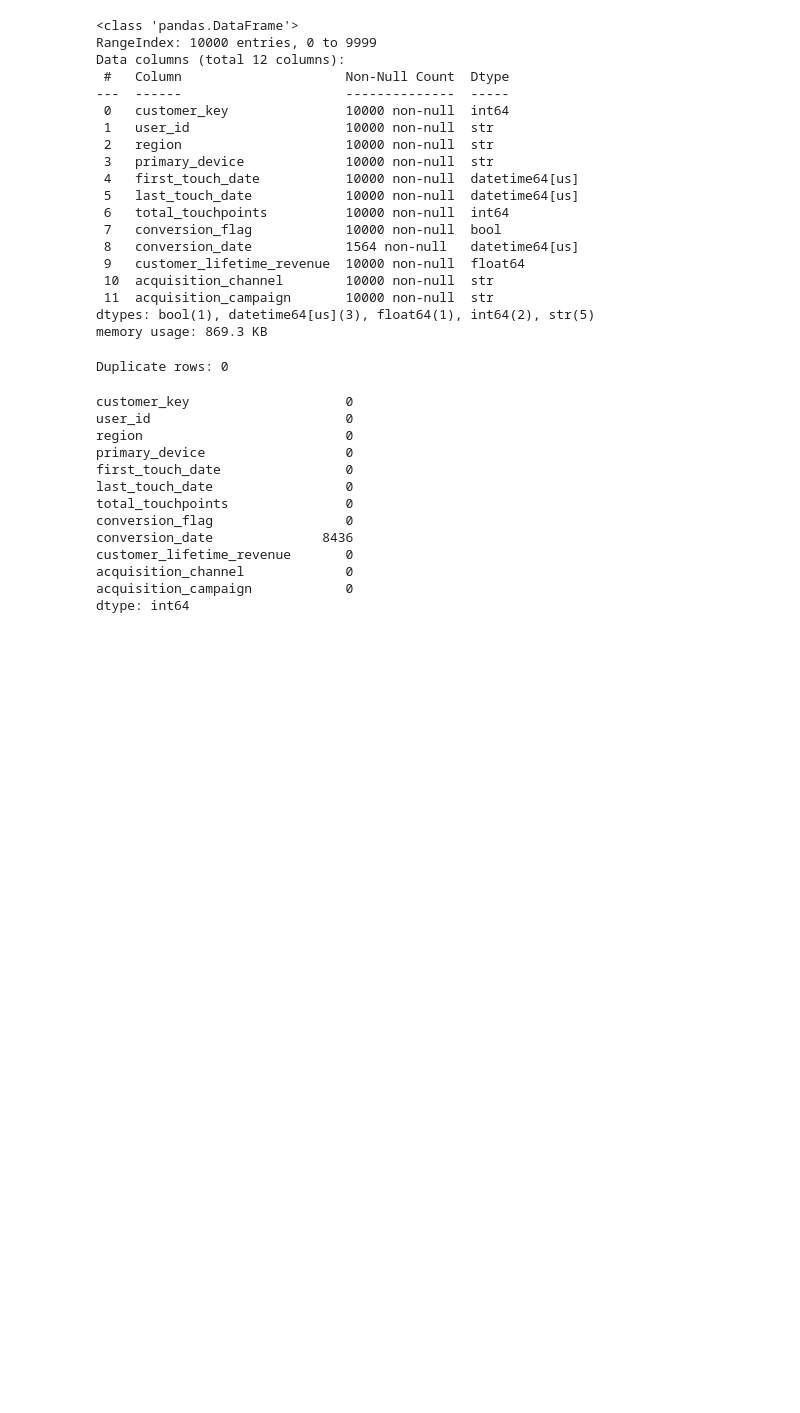
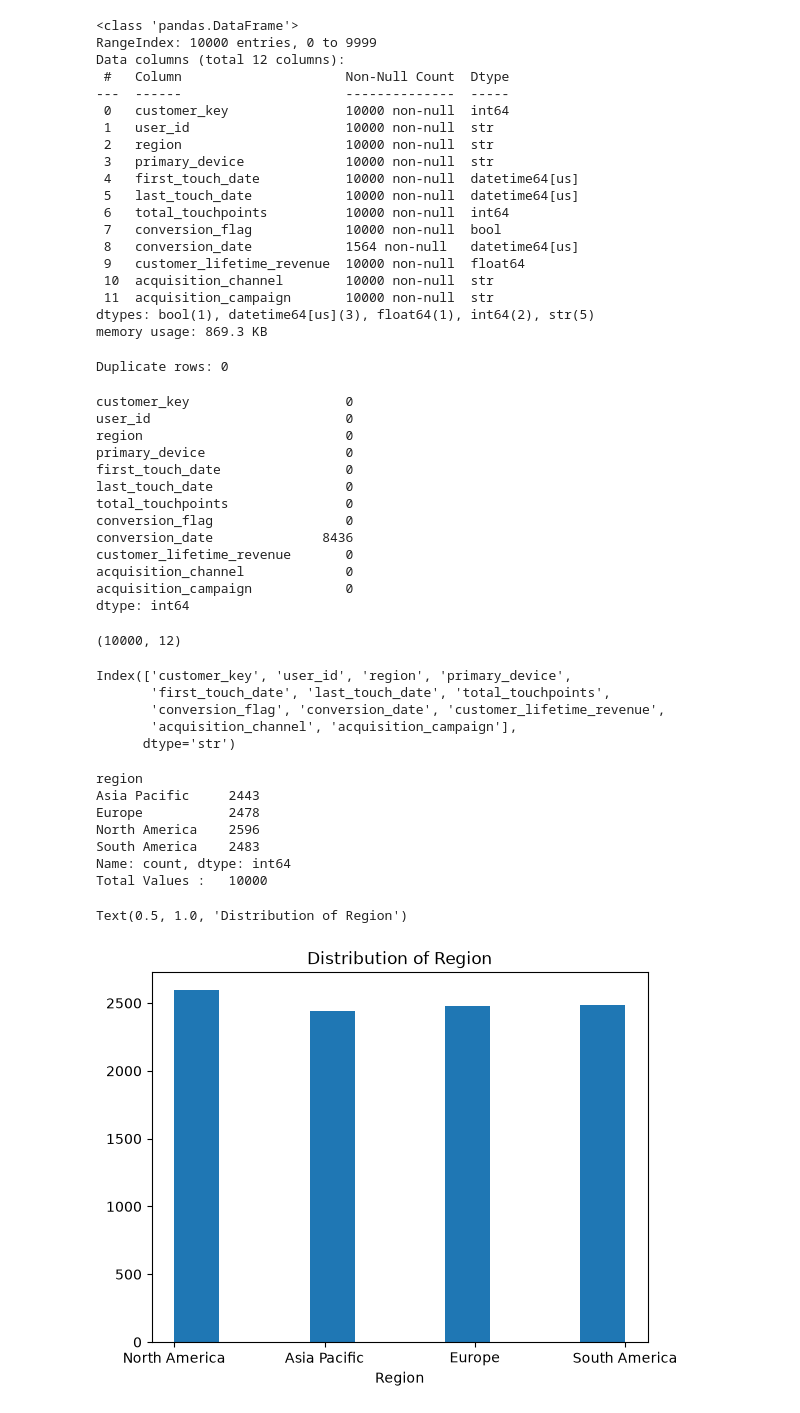
Before and after one commit to MarySabestine/Multi-Touch-Marketing-Attribution-ROI-Dashboard, a Jupyter notebook: Python Notebooks/Transforming-Customer.ipynb, the cells around one changed output. Cells and saved outputs as stored; diff of their text form; code cells hidden in the pictures; blank space fills up the shorter version.

Commit message:
Cleaned customer csv

```diff
--- a/Python Notebooks/Transforming-Customer.ipynb
+++ b/Python Notebooks/Transforming-Customer.ipynb
@@ -121,3 +131,31 @@ customer_lifetime_revenue       0
 acquisition_channel             0
 acquisition_campaign            0
 dtype: int64
+# %%
+customer.shape
+# %% [output]
+(10000, 12)
+# %%
+customer.columns
+# %% [output]
+Index(['customer_key', 'user_id', 'region', 'primary_device',
+       'first_touch_date', 'last_touch_date', 'total_touchpoints',
+       'conversion_flag', 'conversion_date', 'customer_lifetime_revenue',
+       'acquisition_channel', 'acquisition_campaign'],
+      dtype='str')
+# %%
+print(customer["region"].value_counts().sort_index())
+print(f"Total Values :   {customer["region"].value_counts().sum()}")
+plt.hist(customer["region"])
+plt.xlabel("Region")
+plt.title("Distribution of Region")
+# %% [output]
+region
+Asia Pacific     2443
+Europe           2478
+North America    2596
+South America    2483
+Name: count, dtype: int64
+Total Values :   10000
+Text(0.5, 1.0, 'Distribution of Region')
+[figure, added]
```
Also changed, not shown: parts of 5 cells of this notebook.
